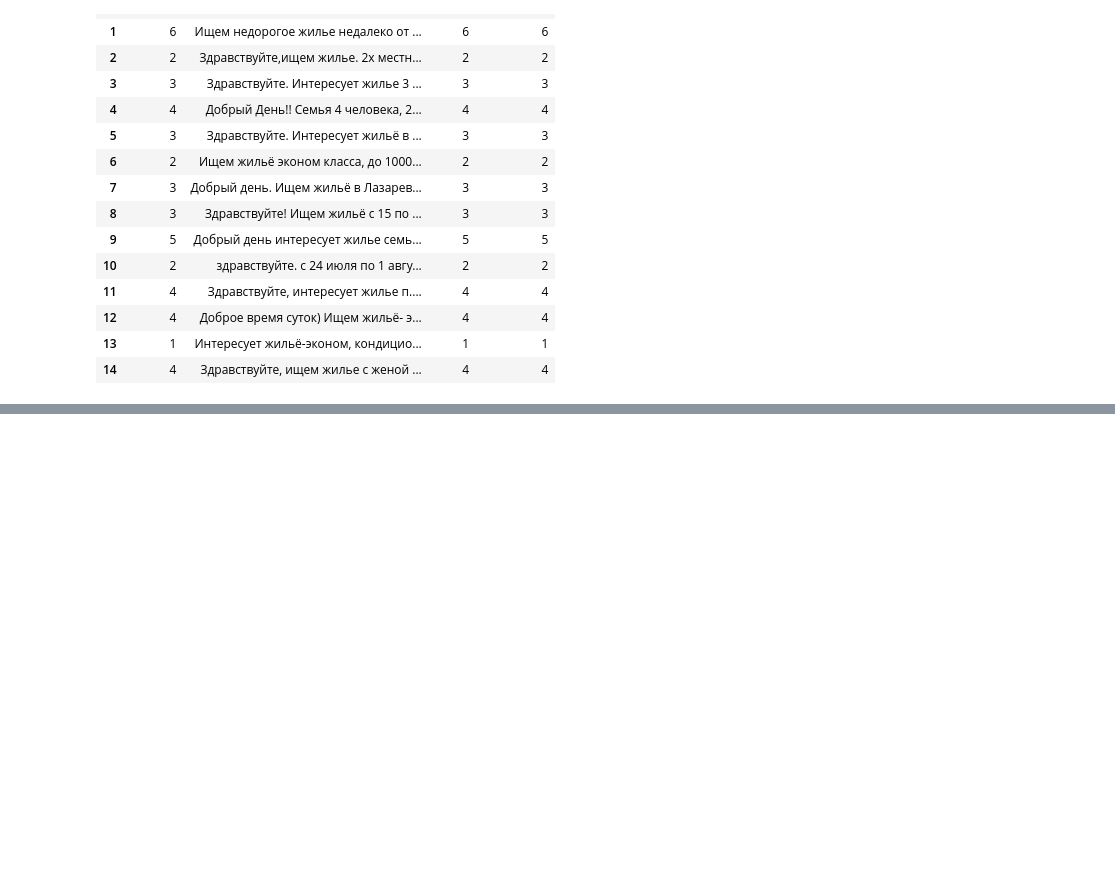
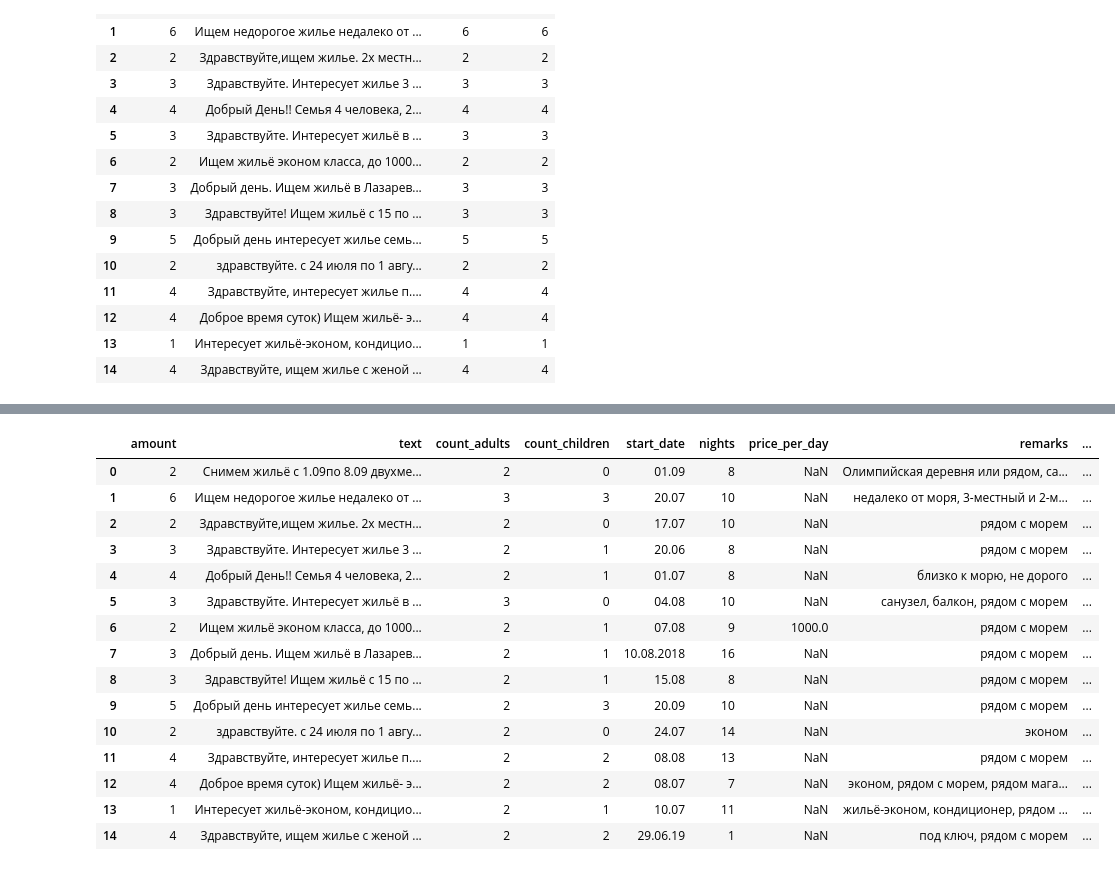
Before and after one commit to dreferd/Andrew_Ulanovsky_IST_05, a Jupyter notebook: llm_work.ipynb, the cells around one changed output, grey strips where cells are left out. Saved outputs shown, nothing was run; the diff lists cells and outputs as text; code cells hidden in the pictures; blank space fills up the shorter version.

Commit message:
Add advanced JSON extraction for rental requests

```diff
--- a/llm_work.ipynb
+++ b/llm_work.ipynb
@@ -183,0 +289,8 @@ df.to_csv("rental_26_with_results.csv", index=False, encoding="utf-8-sig")
+# %%
+result_df = pd.DataFrame(advanced_results)
+
+df_advanced = pd.concat([df, result_df], axis=1)
+
+display(df_advanced)
+
+df_advanced.to_csv("rental_26_advanced_results.csv", index=False, encoding="utf-8-sig")
@@ -183,0 +314,41 @@ df.to_csv("rental_26_with_results.csv", index=False, encoding="utf-8-sig")
+# %%
+manual_labels = [
+    {"true_count_adults": 2, "true_count_children": 0, "true_start_date": "01.09", "true_nights": 7, "true_price_per_day": None},
+    {"true_count_adults": 3, "true_count_children": 3, "true_start_date": "20.07", "true_nights": 10, "true_price_per_day": None},
+    {"true_count_adults": 2, "true_count_children": 0, "true_start_date": "17.07", "true_nights": 10, "true_price_per_day": None},
+    {"true_count_adults": 3, "true_count_children": 0, "true_start_date": "20.06", "true_nights": 8, "true_price_per_day": None},
+    {"true_count_adults": 2, "true_count_children": 2, "true_start_date": "01.07", "true_nights": None, "true_price_per_day": None},
+    {"true_count_adults": 3, "true_count_children": 0, "true_start_date": "04.08", "true_nights": 10, "true_price_per_day": None},
+    {"true_count_adults": 2, "true_count_children": 0, "true_start_date": "07.08", "true_nights": 8, "true_price_per_day": 1000},
+    {"true_count_adults": 2, "true_count_children": 1, "true_start_date": "10.08.2018", "true_nights": 16, "true_price_per_day": None},
+    {"true_count_adults": 2, "true_count_children": 1, "true_start_date": "15.08", "true_nights": 8, "true_price_per_day": None},
+    {"true_count_adults": 2, "true_count_children": 3, "true_start_date": "20.09", "true_nights": 10, "true_price_per_day": None},
+    {"true_count_adults": 2, "true_count_children": 0, "true_start_date": "24.07", "true_nights": 8, "true_price_per_day": None},
+    {"true_count_adults": 2, "true_count_children": 2, "true_start_date": "08.08", "true_nights": 13, "true_price_per_day": None},
+    {"true_count_adults": 2, "true_count_children": 2, "true_start_date": "08.07", "true_nights": 6, "true_price_per_day": None},
+    {"true_count_adults": 1, "true_count_children": 0, "true_start_date": "10.07", "true_nights": 10, "true_price_per_day": None},
+    {"true_count_adults": 2, "true_count_children": 2, "true_start_date": "29.06.2019", "true_nights": None, "true_price_per_day": None},
+]
+
+manual_df = pd.DataFrame(manual_labels)
+
+df_advanced_checked = pd.concat([df_advanced, manual_df], axis=1)
+
+display(df_advanced_checked)
+# %% [output]
+|  | amount | text | count_adults | count_children | start_date | nights | price_per_day | remarks | ... |
+| 0 | 2 | Снимем жильё с 1.09по 8.09 двухме... | 2 | 0 | 01.09 | 8 | NaN | Олимпийская деревня или рядом, са... | ... |
+| 1 | 6 | Ищем недорогое жилье недалеко от ... | 3 | 3 | 20.07 | 10 | NaN | недалеко от моря, 3-местный и 2-м... | ... |
+| 2 | 2 | Здравствуйте,ищем жилье. 2х местн... | 2 | 0 | 17.07 | 10 | NaN | рядом с морем | ... |
+| 3 | 3 | Здравствуйте. Интересует жилье 3 ... | 2 | 1 | 20.06 | 8 | NaN | рядом с морем | ... |
+| 4 | 4 | Добрый День!! Семья 4 человека, 2... | 2 | 1 | 01.07 | 8 | NaN | близко к морю, не дорого | ... |
+| 5 | 3 | Здравствуйте. Интересует жильё в ... | 3 | 0 | 04.08 | 10 | NaN | санузел, балкон, рядом с морем | ... |
+| 6 | 2 | Ищем жильё эконом класса, до 1000... | 2 | 1 | 07.08 | 9 | 1000.0 | рядом с морем | ... |
+| 7 | 3 | Добрый день. Ищем жильё в Лазарев... | 2 | 1 | 10.08.2018 | 16 | NaN | рядом с морем | ... |
+| 8 | 3 | Здравствуйте! Ищем жильё с 15 по ... | 2 | 1 | 15.08 | 8 | NaN | рядом с морем | ... |
+| 9 | 5 | Добрый день интересует жилье семь... | 2 | 3 | 20.09 | 10 | NaN | рядом с морем | ... |
+| 10 | 2 | здравствуйте. с 24 июля по 1 авгу... | 2 | 0 | 24.07 | 14 | NaN | эконом | ... |
+| 11 | 4 | Здравствуйте, интересует жилье п.... | 2 | 2 | 08.08 | 13 | NaN | рядом с морем | ... |
+| 12 | 4 | Доброе время суток) Ищем жильё- э... | 2 | 2 | 08.07 | 7 | NaN | эконом, рядом с морем, рядом мага... | ... |
+| 13 | 1 | Интересует жильё-эконом, кондицио... | 2 | 1 | 10.07 | 11 | NaN | жильё-эконом, кондиционер, рядом ... | ... |
+| 14 | 4 | Здравствуйте, ищем жилье с женой ... | 2 | 2 | 29.06.19 | 1 | NaN | под ключ, рядом с морем | ... |
```
Also changed, not shown: parts of 6 cells of this notebook, 2 other files.
